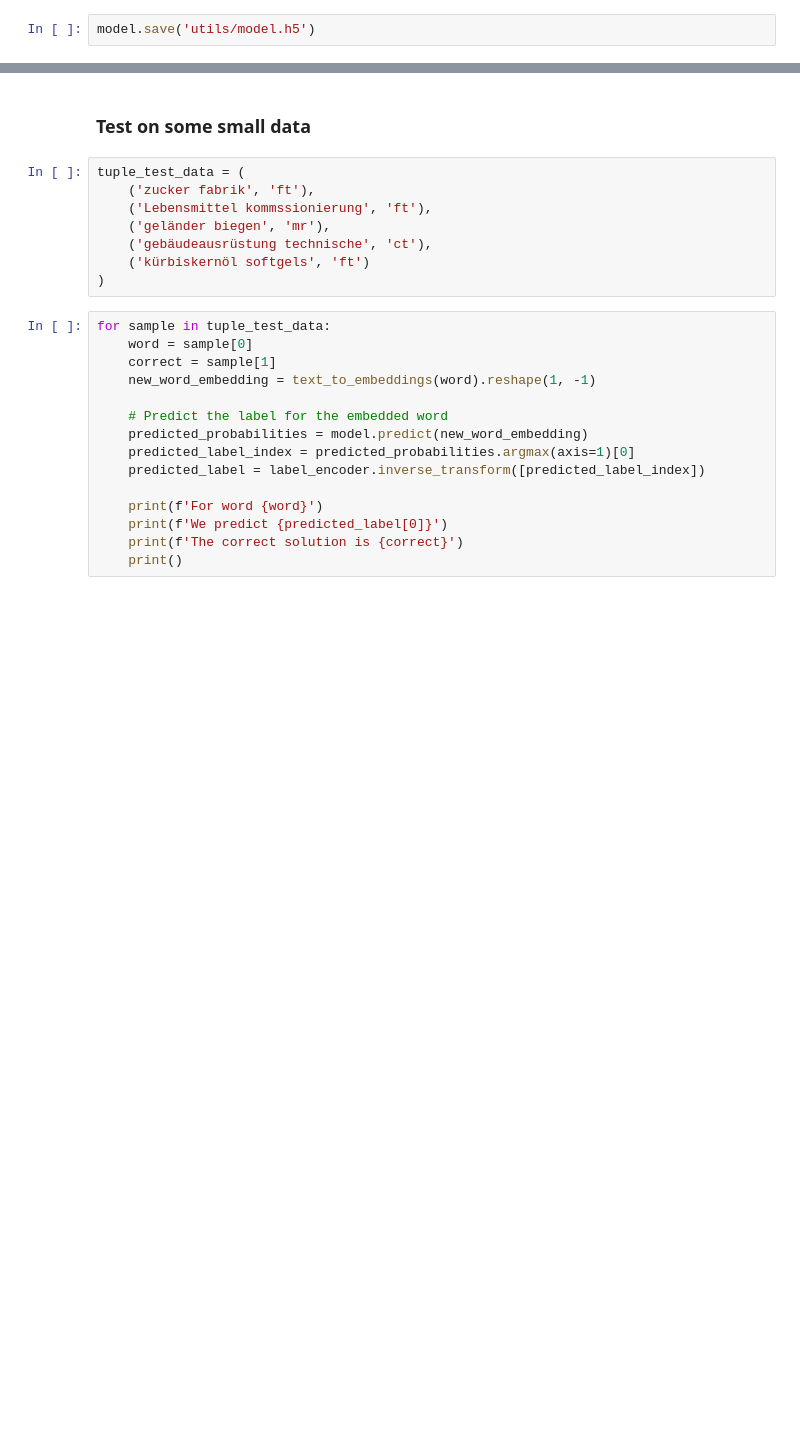
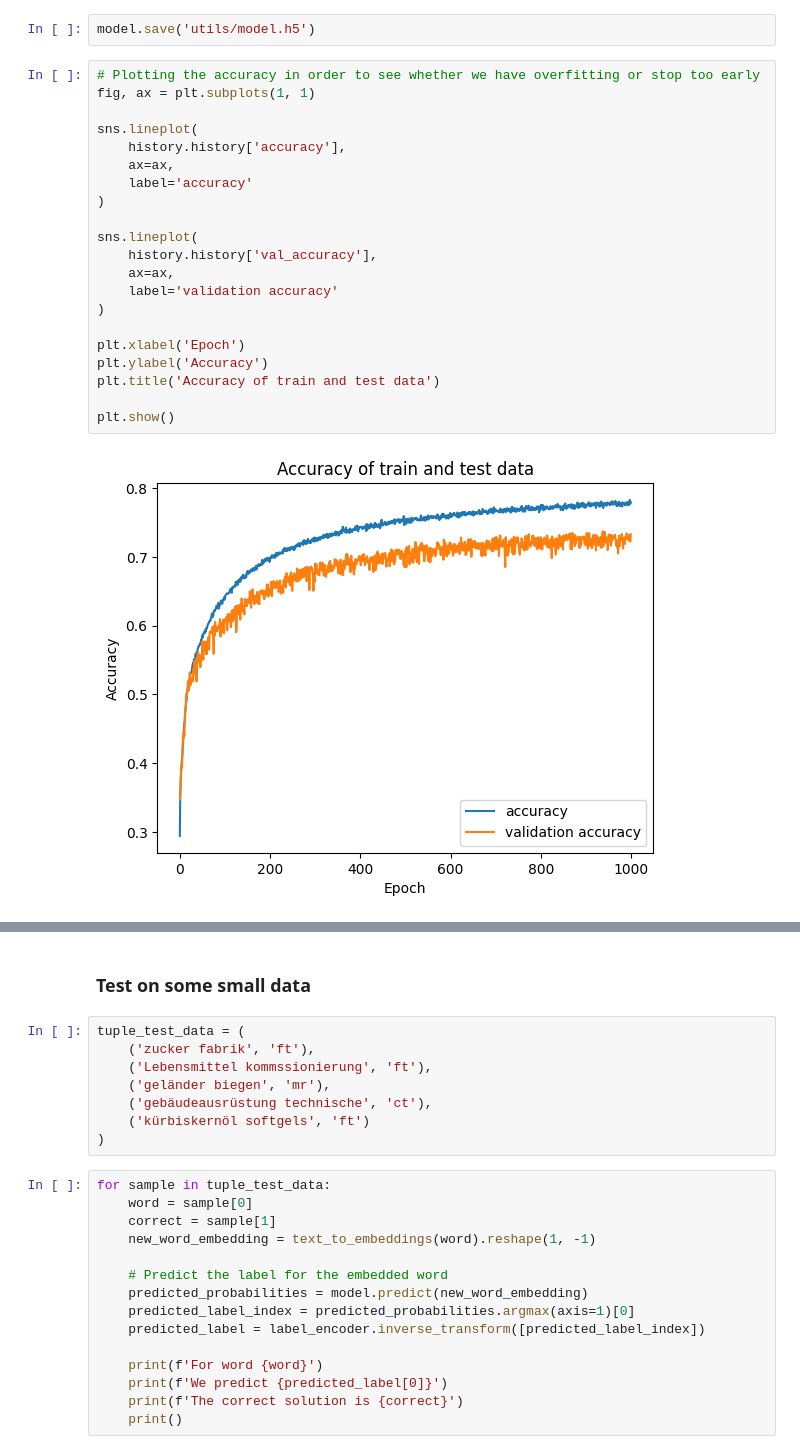
Before and after one commit to philippschauer/PhiSch314, a Jupyter notebook: Task_1/2024-03-12 - Train Model.ipynb, the cells around one changed output, grey strips where cells are left out. Drawn from its saved outputs; the diff is of its cells as text; blank space fills up the shorter version.

Commit message:
Improved Model Accuracy

```diff
--- a/Task_1/2024-03-12 - Train Model.ipynb
+++ b/Task_1/2024-03-12 - Train Model.ipynb
@@ -145,5 +152,28 @@ Test Loss: 0.9257733225822449, Test Accuracy: 0.7023333311080933
 # %%
 model.save('utils/model.h5')
+# %%
+# Plotting the accuracy in order to see whether we have overfitting or stop too early
+fig, ax = plt.subplots(1, 1)
+
+sns.lineplot(
+    history.history['accuracy'],
+    ax=ax,
+    label='accuracy'
+)
+
+sns.lineplot(
+    history.history['val_accuracy'],
+    ax=ax,
+    label='validation accuracy'
+)
+
+plt.xlabel('Epoch')
+plt.ylabel('Accuracy')
+plt.title('Accuracy of train and test data')
+
+plt.show()
+# %% [output]
+[figure, added]
 # %%
 # Plotting the accuracy in order to see whether we have overfitting or stop too early
 fig, ax = plt.subplots(1, 1)
```
Also changed, not shown: parts of 5 cells of this notebook.
